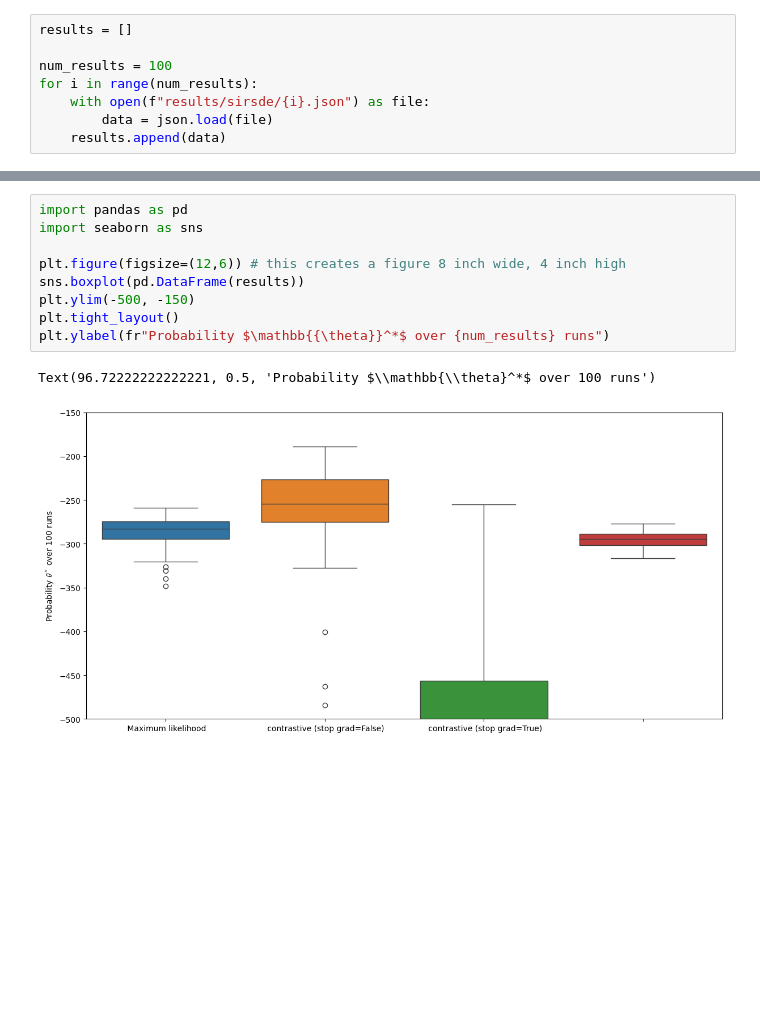
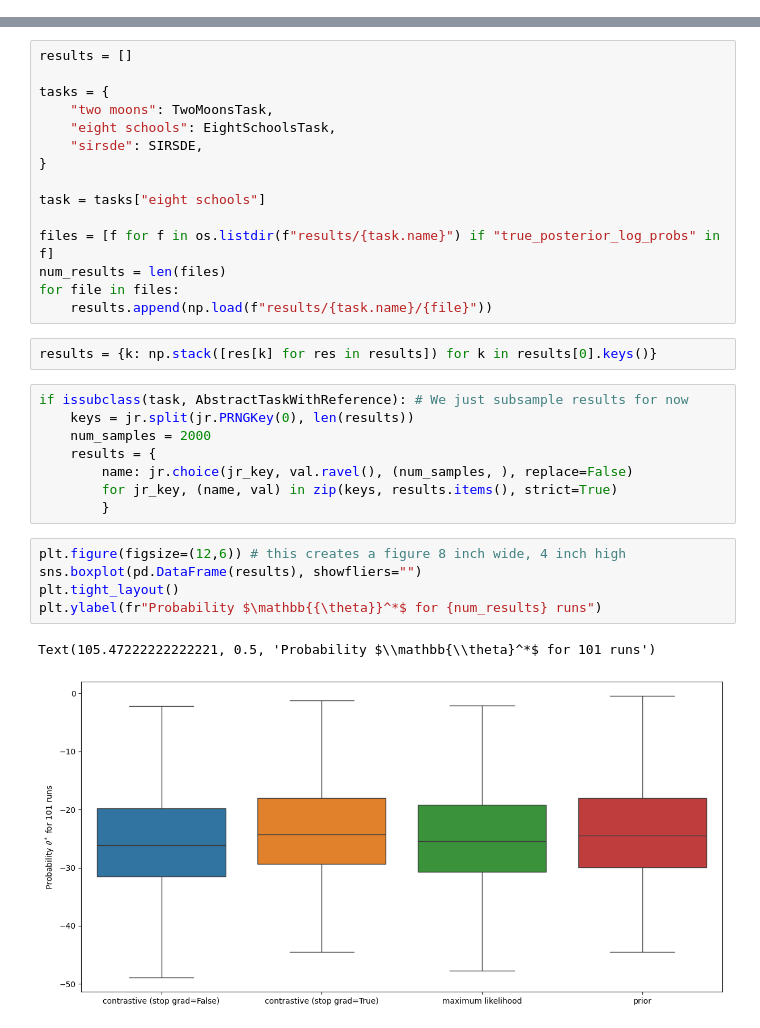
Before and after one commit to danielward27/softcvi_validation, a Jupyter notebook: examples/plot_results.ipynb, the cells around one changed output, grey strips where cells are left out. Cells and saved outputs as stored; diff of their text form; blank space fills up the shorter version.

```diff
--- a/examples/plot_results.ipynb
+++ b/examples/plot_results.ipynb
@@ -10,8 +0,0 @@ os.chdir(get_abspath_project_root())
-# %%
-results = []
-
-num_results = 100
-for i in range(num_results):
-    with open(f"results/sirsde/{i}.json") as file:
-        data = json.load(file)
-    results.append(data)
@@ -23,12 +16,33 @@ results = {k.split("$")[-1]: v for k, v in results.items()}  # TODO rename to av
+# %%
+results = []
+
+tasks = {
+    "two moons": TwoMoonsTask,
+    "eight schools": EightSchoolsTask,
+    "sirsde": SIRSDE,
+}
+
+task = tasks["eight schools"]
+
+files = [f for f in os.listdir(f"results/{task.name}") if "true_posterior_log_probs" in f]
+num_results = len(files)
+for file in files:
+    results.append(np.load(f"results/{task.name}/{file}"))
+# %%
+results = {k: np.stack([res[k] for res in results]) for k in results[0].keys()}
+# %%
+if issubclass(task, AbstractTaskWithReference): # We just subsample results for now
+    keys = jr.split(jr.PRNGKey(0), len(results))
+    num_samples = 2000
+    results = {
+        name: jr.choice(jr_key, val.ravel(), (num_samples, ), replace=False)
+        for jr_key, (name, val) in zip(keys, results.items(), strict=True)
+        }
 # %%
-import pandas as pd
-import seaborn as sns
-
 plt.figure(figsize=(12,6)) # this creates a figure 8 inch wide, 4 inch high
-sns.boxplot(pd.DataFrame(results))
-plt.ylim(-500, -150)
+sns.boxplot(pd.DataFrame(results), showfliers="")
 plt.tight_layout()
-plt.ylabel(fr"Probability $\mathbb{{\theta}}^*$ over {num_results} runs")
+plt.ylabel(fr"Probability $\mathbb{{\theta}}^*$ for {num_results} runs")
 # %% [output]
-Text(96.72222222222221, 0.5, 'Probability $\\mathbb{\\theta}^*$ over 100 runs')
+Text(105.47222222222221, 0.5, 'Probability $\\mathbb{\\theta}^*$ for 101 runs')
-[figure, old version]
+[figure, new version]
```
Also changed, not shown: parts of 7 cells of this notebook, 2 other files.
